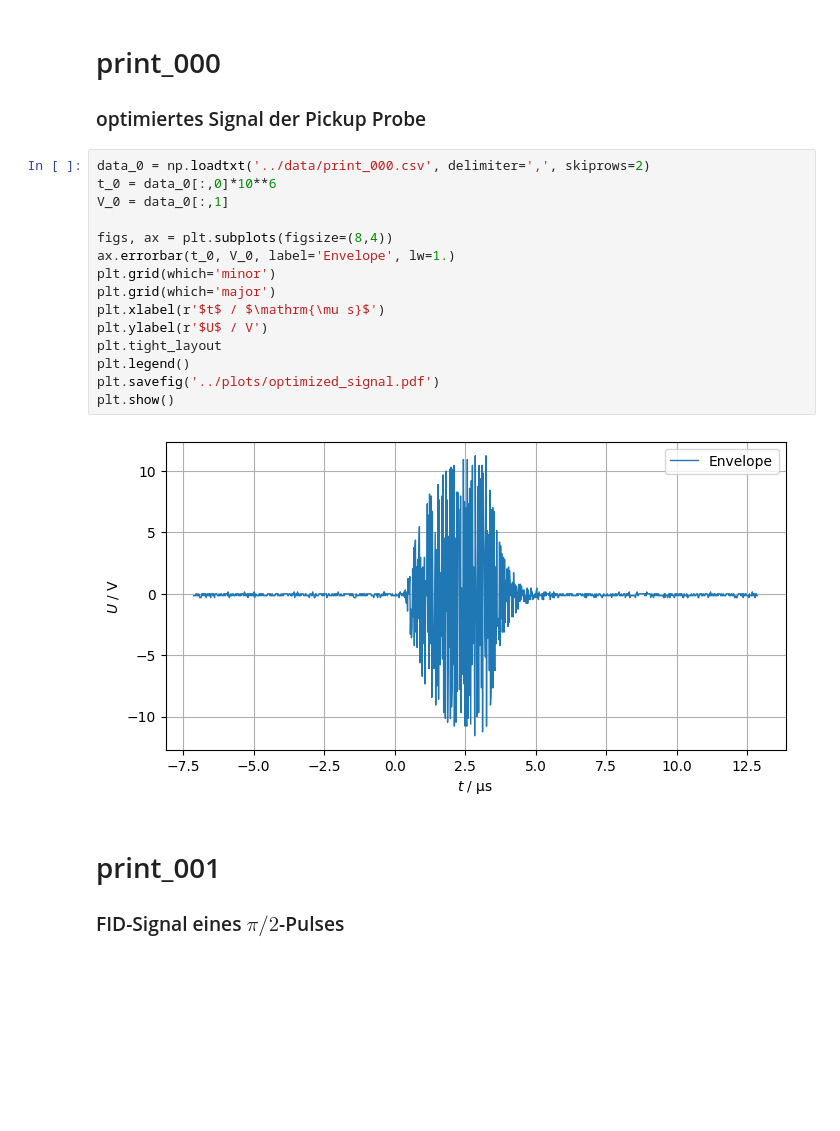
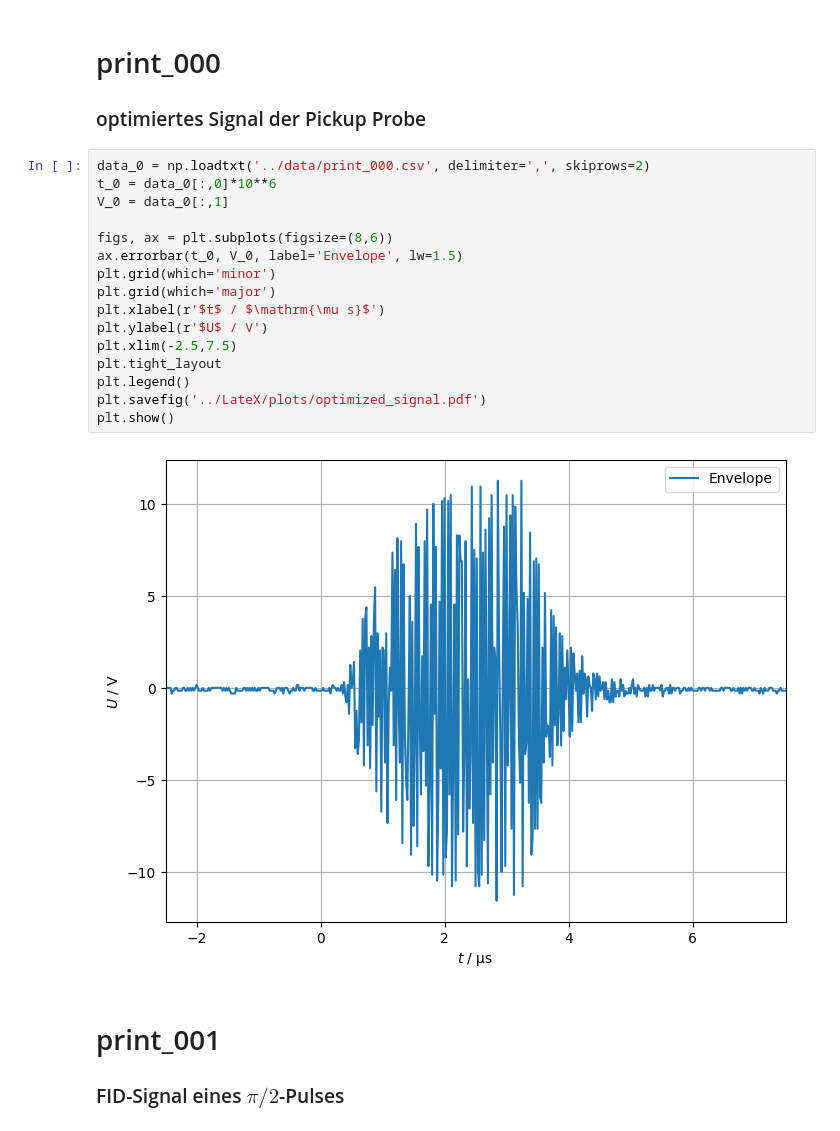
Before and after one commit to itzhaQQ/P4_WS2526, a Jupyter notebook: 443_KernmagnetischeRelaxation/src/test_plot.ipynb, the cells around one changed output. Cells and saved outputs as stored; diff of their text form; blank space fills up the shorter version.

```diff
--- a/443_KernmagnetischeRelaxation/src/test_plot.ipynb
+++ b/443_KernmagnetischeRelaxation/src/test_plot.ipynb
@@ -60,20 +60,21 @@ plt.show()
 # %%
 data_0 = np.loadtxt('../data/print_000.csv', delimiter=',', skiprows=2)
 t_0 = data_0[:,0]*10**6
 V_0 = data_0[:,1]
 
-figs, ax = plt.subplots(figsize=(8,4))
-ax.errorbar(t_0, V_0, label='Envelope', lw=1.)
+figs, ax = plt.subplots(figsize=(8,6))
+ax.errorbar(t_0, V_0, label='Envelope', lw=1.5)
 plt.grid(which='minor')
 plt.grid(which='major')
 plt.xlabel(r'$t$ / $\mathrm{\mu s}$')
 plt.ylabel(r'$U$ / V')
+plt.xlim(-2.5,7.5)
 plt.tight_layout
 plt.legend()
-plt.savefig('../plots/optimized_signal.pdf')
+plt.savefig('../LateX/plots/optimized_signal.pdf')
 plt.show()
 # %% [output]
-[figure, old version]
+[figure, new version]
 # %% [markdown]
 # print_001
 ### FID-Signal eines $\pi/2$-Pulses
```
Also changed, not shown: 14 other files.
